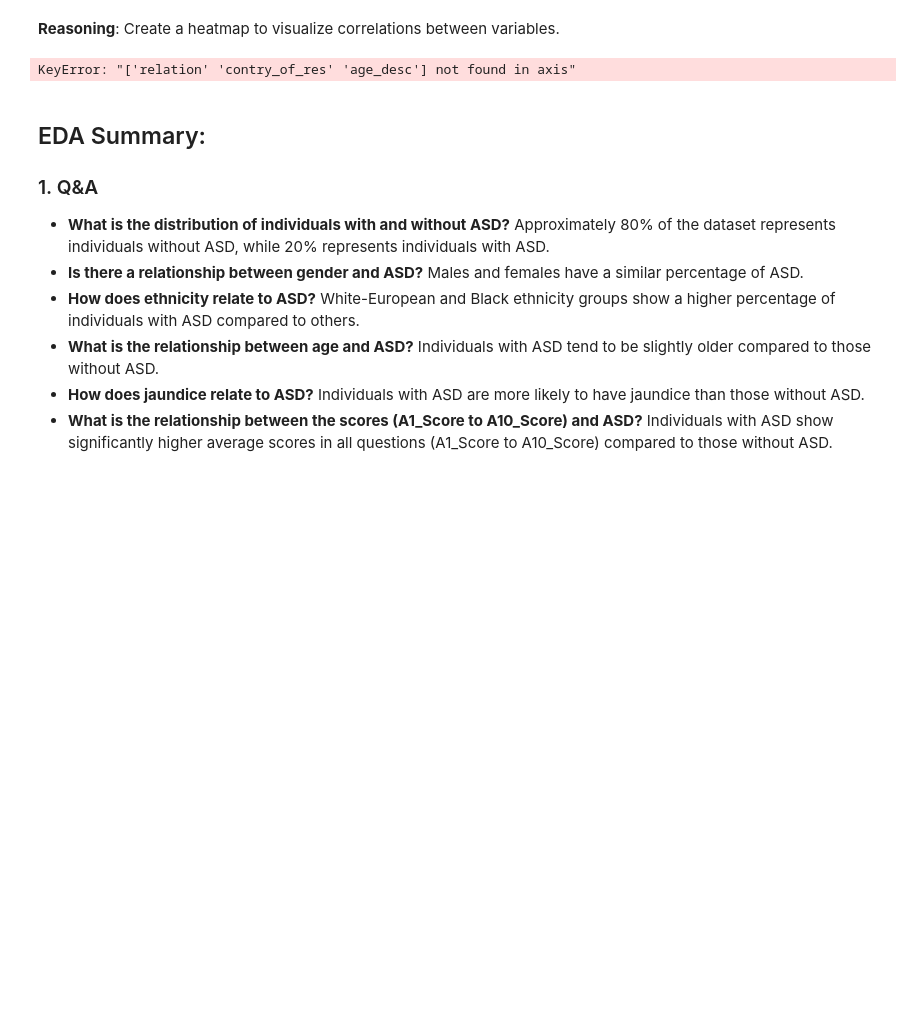
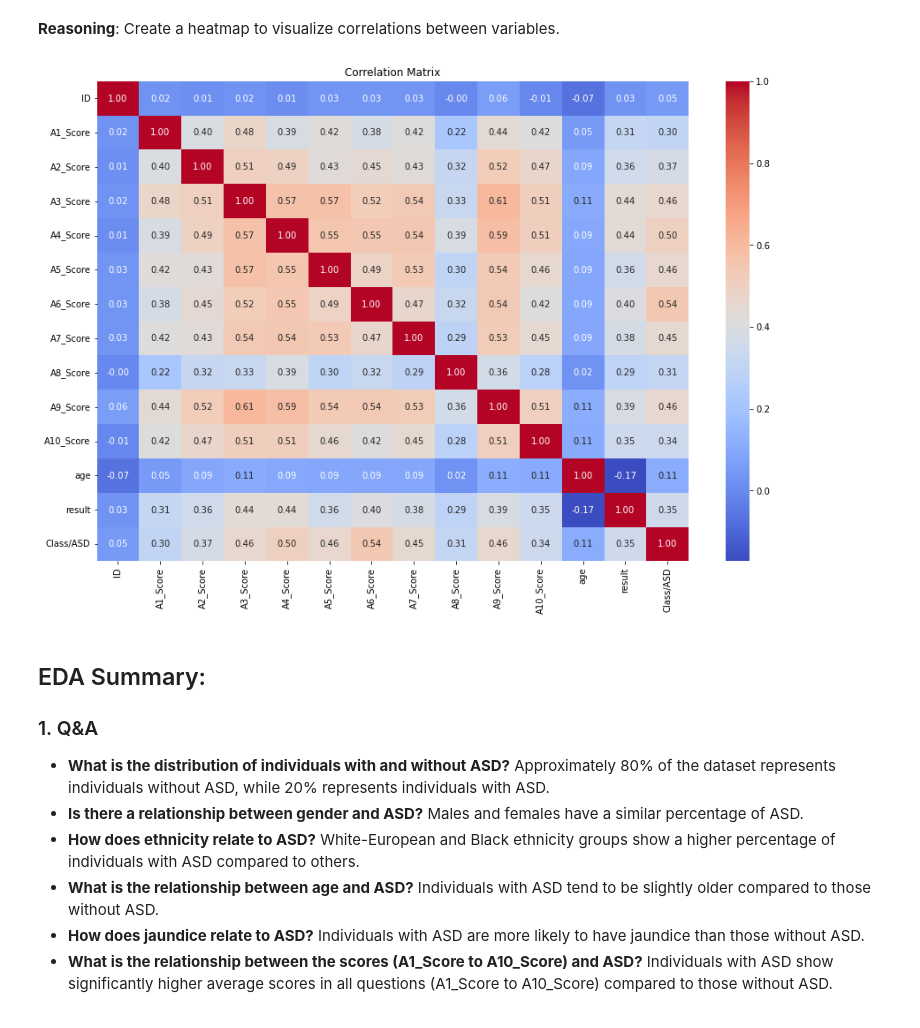
Before and after one commit to halchemylab/Autism_Prediction_Machine_Learning_Project, a Jupyter notebook: analysis.ipynb, the cells around one changed output. Drawn from its saved outputs; the diff is of its cells as text; code cells hidden in the pictures; blank space fills up the shorter version.

```diff
--- a/analysis.ipynb
+++ b/analysis.ipynb
@@ -353,22 +353,21 @@ for feature in numerical_features:
 # %% [markdown]
 **Reasoning**:
 Create a heatmap to visualize correlations between variables.
-# %%
-# Replace 'no' and 'yes' in 'austim' with 0 and 1
-df['austim'] = df['austim'].map({'no': 0, 'yes': 1})
-
-# Drop the columns 'relation', 'contry_of_res', and 'age_desc'
-df = df.drop(['relation', 'contry_of_res', 'age_desc'], axis=1)
-
-
-# Heatmap to visualize correlations between variables
-plt.figure(figsize=(15, 10))
-correlation_matrix = df.corr()
-sns.heatmap(correlation_matrix, annot=True, cmap='coolwarm', fmt=".2f")
-plt.title('Correlation Matrix')
-plt.show()
-# %% [output]
-KeyError: "['relation' 'contry_of_res' 'age_desc'] not found in axis"
+# %%
+import seaborn as sns
+import matplotlib.pyplot as plt
+
+# Create correlation matrix using only numeric columns
+numeric_columns = df.select_dtypes(include=['int64', 'float64']).columns
+correlation_matrix = df[numeric_columns].corr()
+
+# Visualize correlations
+plt.figure(figsize=(15, 10))
+sns.heatmap(correlation_matrix, annot=True, cmap='coolwarm', fmt='.2f')
+plt.title('Correlation Matrix')
+plt.show()
+# %% [output]
+[figure, added]
 # %% [markdown]
 ## EDA Summary:
 
```
Also changed, not shown: parts of 1 cell of this notebook.
